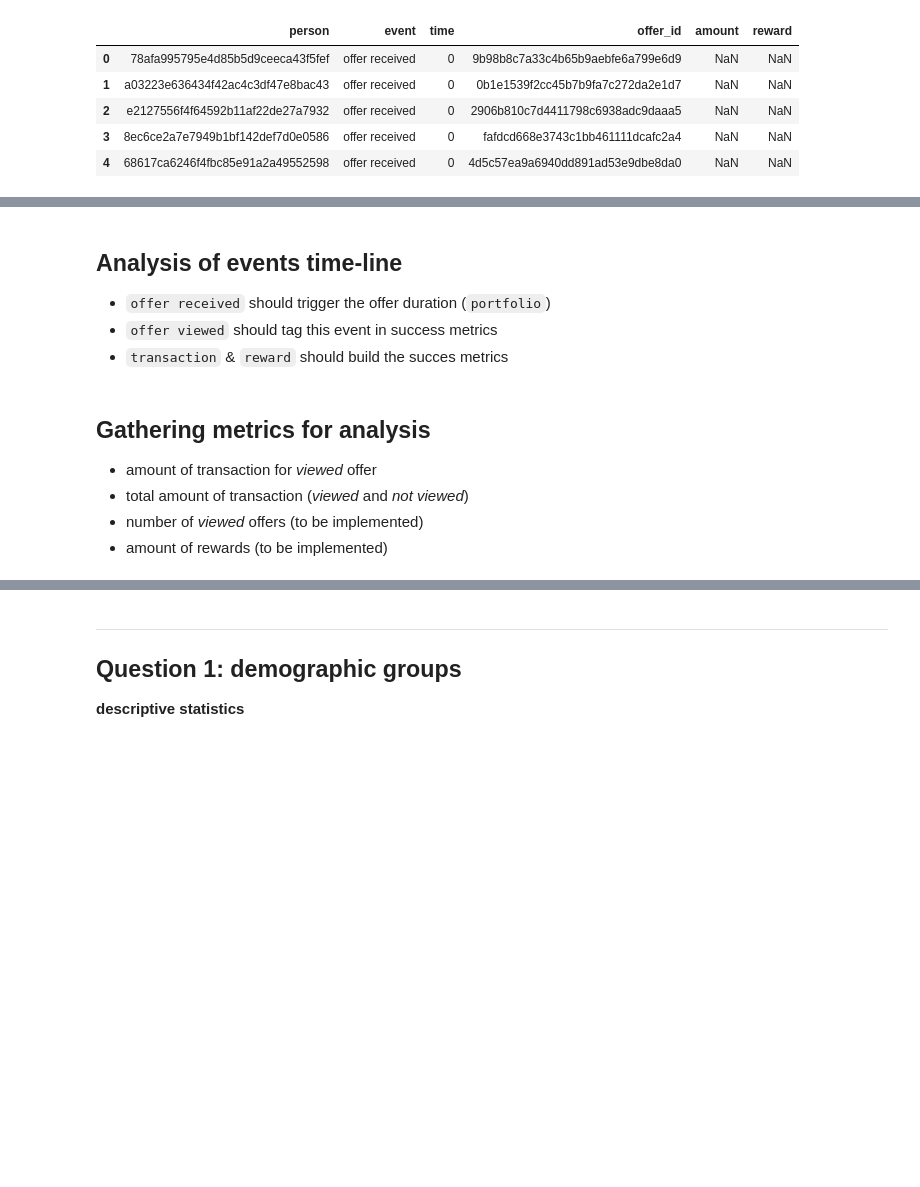
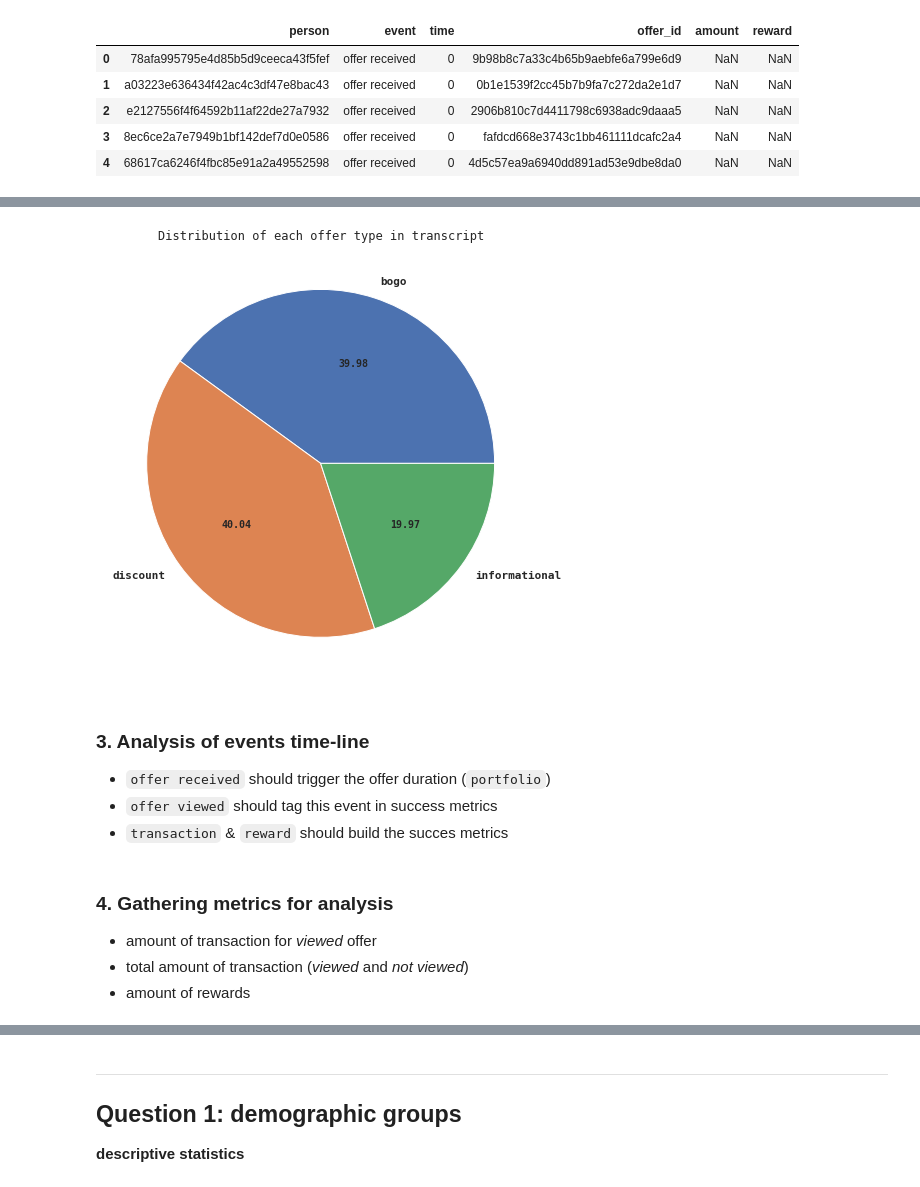
Before and after one commit to 6one2/StarbucksChallenge, a Jupyter notebook: devStarbucks.ipynb, the cells around one changed output, grey strips where cells are left out. Drawn from its saved outputs; the diff is of its cells as text; code cells hidden in the pictures; blank space fills up the shorter version.

```diff
--- a/devStarbucks.ipynb
+++ b/devStarbucks.ipynb
@@ -11,8 +13,11 @@ import numpy as np
 import math
 import json
 import matplotlib.pyplot as plt
+from mpl_toolkits.mplot3d import Axes3D
 import seaborn as sns
-%matplotlib inline
+sns.set(style='whitegrid')
+plt.rcParams['font.family'] = 'monospace'
+plt.rcParams['font.weight'] = 'bold'
 
 # read in the json files
 portfolio = pd.read_json('data/portfolio.json', orient='records', lines=True)
@@ -52,3 +58,5 @@ portfolio
 | 7 | 0 | [email, mobile, social] | 0 | 3 | informational | 5a8bc65990b245e5a138643cd4eb9837 |
 | 8 | 5 | [web, email, mobile, social] | 5 | 5 | bogo | f19421c1d4aa40978ebb69ca19b0e20d |
 | 9 | 2 | [web, email, mobile] | 10 | 7 | discount | 2906b810c7d4411798c6938adc9daaa5 |
+# %%
+portfolio.set_index('id', inplace=True)
@@ -54,0 +65,2 @@ portfolio
+# %%
+portfolio['code'] = portfolio.apply(lambda x: x['offer_type'][0].capitalize()+'.'+str(x['duration']) +'.'+str(x['difficulty']), axis=1)
@@ -154,0 +218,6 @@ n_trans.head()
+# %%
+TRANSCRIPT =  expand_trasncript(pd.read_json('data/transcript.json', orient='records', lines=True))
+offer_distribution = TRANSCRIPT.query('event == "offer received"')['offer_id'].value_counts(normalize=True)
+offer_distribution = offer_distribution.to_frame(name="received ratio")
+offer_distribution['type'] = portfolio.loc[offer_distribution.index, 'offer_type']
+offer_distribution.sort_values('type')
@@ -155,5 +236,19 @@ n_trans.head()
+# %%
+plt.rcParams['figure.figsize'] = 8, 8
+pie_data = offer_distribution.groupby('type').sum()
+pie_data
+plt.pie(
+    data=pie_data,
+    x='received ratio',
+    labels= pie_data.index,
+    autopct='%.2f'
+)
+plt.title('Distribution of each offer type in transcript')
+plt.show()
+# %% [output]
+[figure, added]
 # %% [markdown]
-## __Analysis of events time-line__
+### __3. Analysis of events time-line__
 
 - `offer received` should trigger the offer duration (`portfolio`)
 - `offer viewed` should tag this event in success metrics
@@ -249,12 +346,11 @@ def time_line(event, transactions=[], legend=False):
     if legend:
         ax.legend(handles=legend_elements, loc='best')
 # %% [markdown]
-## __Gathering metrics for analysis__
+### __4. Gathering metrics for analysis__
 
  - amount of transaction for _viewed_ offer
  - total amount of transaction (_viewed_ and _not viewed_)
- - number of _viewed_ offers (to be implemented)
- - amount of rewards (to be implemented)
+ - amount of rewards
 # %%
 graph_bool = False
 user_list = profile['id'].unique()
```
Also changed, not shown: parts of 73 cells of this notebook, 1 other file.
